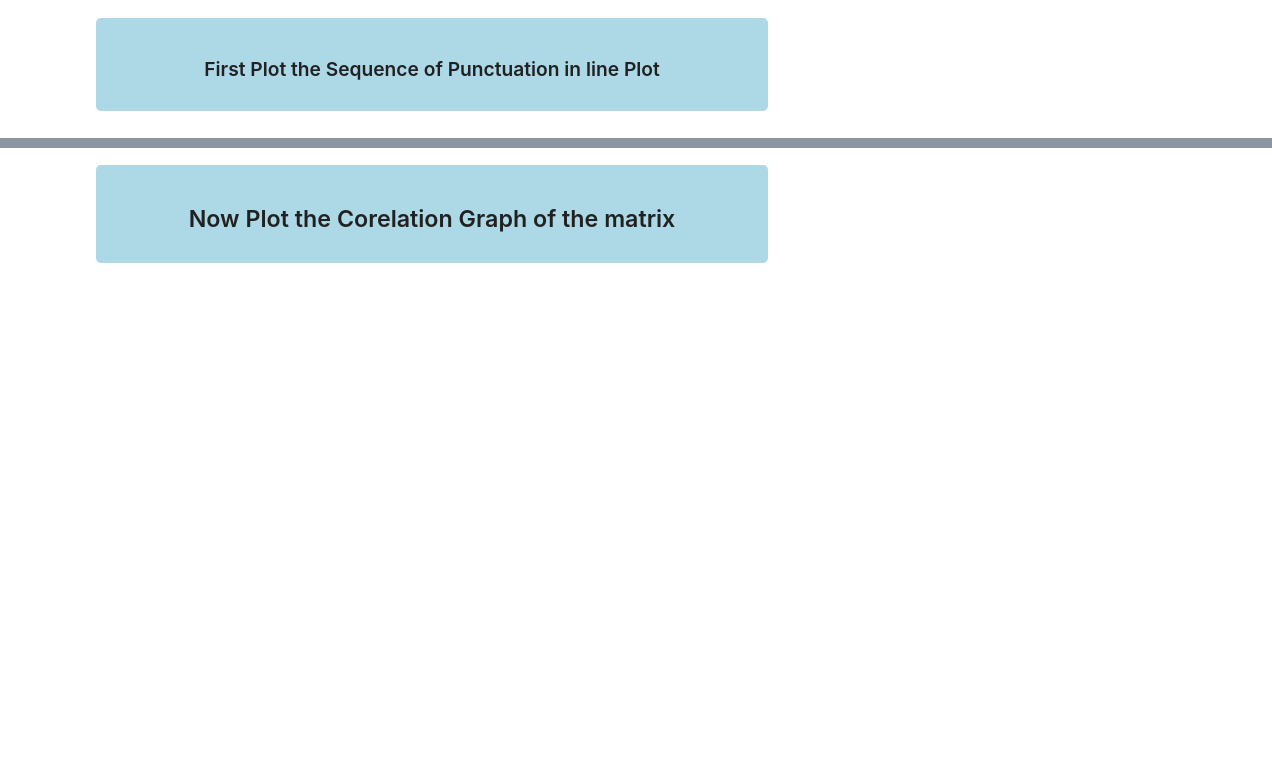
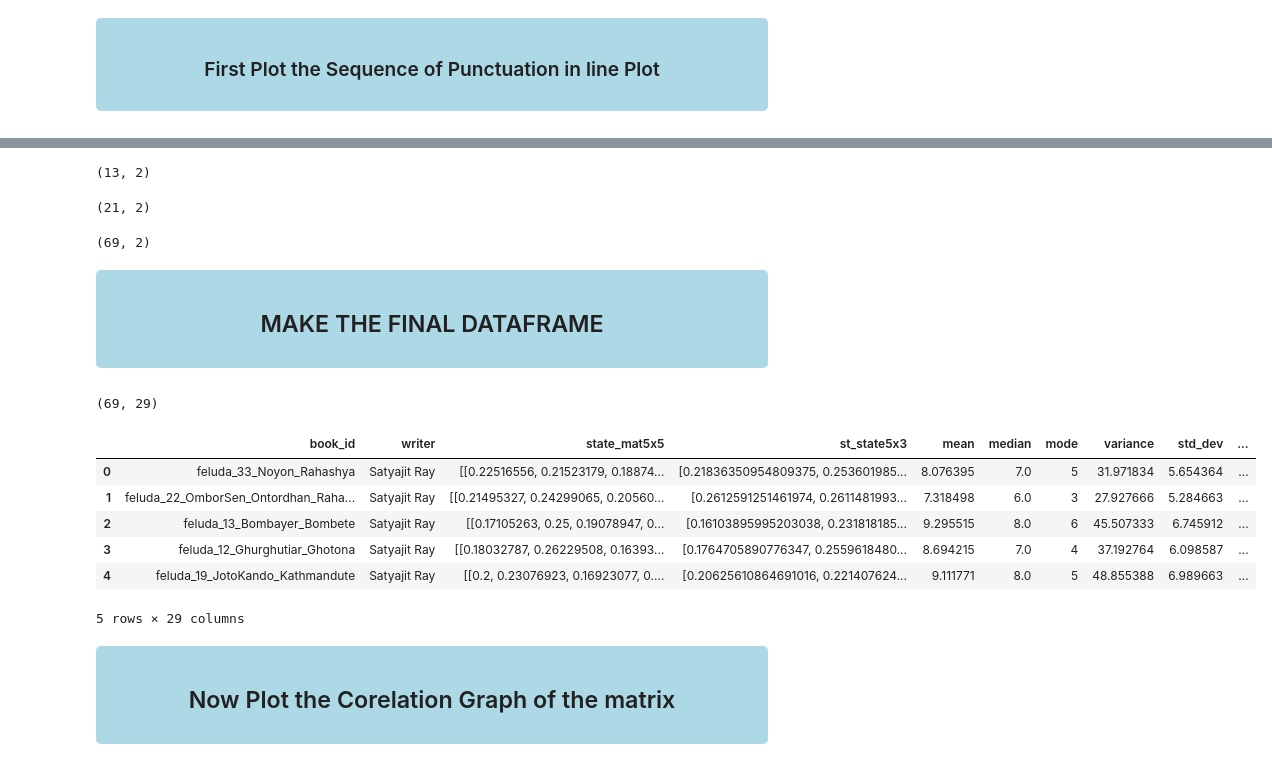
Before and after one commit to oitik/Harun-SIr, a Jupyter notebook: redefined-paper3-code.ipynb, the cells around one changed output, grey strips where cells are left out. Saved outputs shown, nothing was run; the diff lists cells and outputs as text; code cells hidden in the pictures; blank space fills up the shorter version.

```diff
--- a/redefined-paper3-code.ipynb
+++ b/redefined-paper3-code.ipynb
@@ -1156,0 +1262,60 @@ print('<---------------ENDED----------->')
+# %%
+pn_matArr1 = []
+for i in range(len(pncarr2)):
+    pn_matArr1.append(PuncRank(igenmatrix_Punc(pncarr2[i])))
+
+state_mat1 = []
+for i in range(len(pncarr2)):
+    state_mat1.append(Punc_showA(pncarr2[i]))
+
+prtdata = pd.DataFrame(
+{
+    'punc_state_mat' : state_mat1,
+    'punc_st_state': pn_matArr1,
+})
+
+print(prtdata.shape)
+# %% [output]
+(13, 2)
+# %%
+pn_matArr1 = []
+for i in range(len(pncarr3)):
+    pn_matArr1.append(PuncRank(igenmatrix_Punc(pncarr3[i])))
+
+state_mat1 = []
+for i in range(len(pncarr3)):
+    state_mat1.append(Punc_showA(pncarr3[i]))
+
+phadata = pd.DataFrame(
+{
+    'punc_state_mat' : state_mat1,
+    'punc_st_state': pn_matArr1,
+})
+
+print(phadata.shape)
+# %% [output]
+(21, 2)
+# %%
+pdata = pd.concat([psrdata, prtdata, phadata], axis=0)
+pdata.shape
+# %% [output]
+(69, 2)
+# %% [markdown]
+<div style="text-align: center; background-color: lightblue;padding: 15px; border-radius: 5px; margin-bottom: 10px;">
+    <h2> MAKE THE FINAL DATAFRAME </h2>
+</div>
+# %%
+maindata = pd.concat([data, pdata], axis =1)
+maindata.shape
+# %% [output]
+(69, 29)
+# %%
+maindata.head()
+# %% [output]
+|  | book_id | writer | state_mat5x5 | st_state5x3 | mean | median | mode | variance | std_dev | ... |
+| 0 | feluda_33_Noyon_Rahashya | Satyajit Ray | [[0.22516556, 0.21523179, 0.18874... | [0.21836350954809375, 0.253601985... | 8.076395 | 7.0 | 5 | 31.971834 | 5.654364 | ... |
+| 1 | feluda_22_OmborSen_Ontordhan_Raha... | Satyajit Ray | [[0.21495327, 0.24299065, 0.20560... | [0.2612591251461974, 0.2611481993... | 7.318498 | 6.0 | 3 | 27.927666 | 5.284663 | ... |
+| 2 | feluda_13_Bombayer_Bombete | Satyajit Ray | [[0.17105263, 0.25, 0.19078947, 0... | [0.16103895995203038, 0.231818185... | 9.295515 | 8.0 | 6 | 45.507333 | 6.745912 | ... |
+| 3 | feluda_12_Ghurghutiar_Ghotona | Satyajit Ray | [[0.18032787, 0.26229508, 0.16393... | [0.1764705890776347, 0.2559618480... | 8.694215 | 7.0 | 4 | 37.192764 | 6.098587 | ... |
+| 4 | feluda_19_JotoKando_Kathmandute | Satyajit Ray | [[0.2, 0.23076923, 0.16923077, 0.... | [0.20625610864691016, 0.221407624... | 9.111771 | 8.0 | 5 | 48.855388 | 6.989663 | ... |
+5 rows × 29 columns
```
Also changed, not shown: parts of 53 cells of this notebook.
